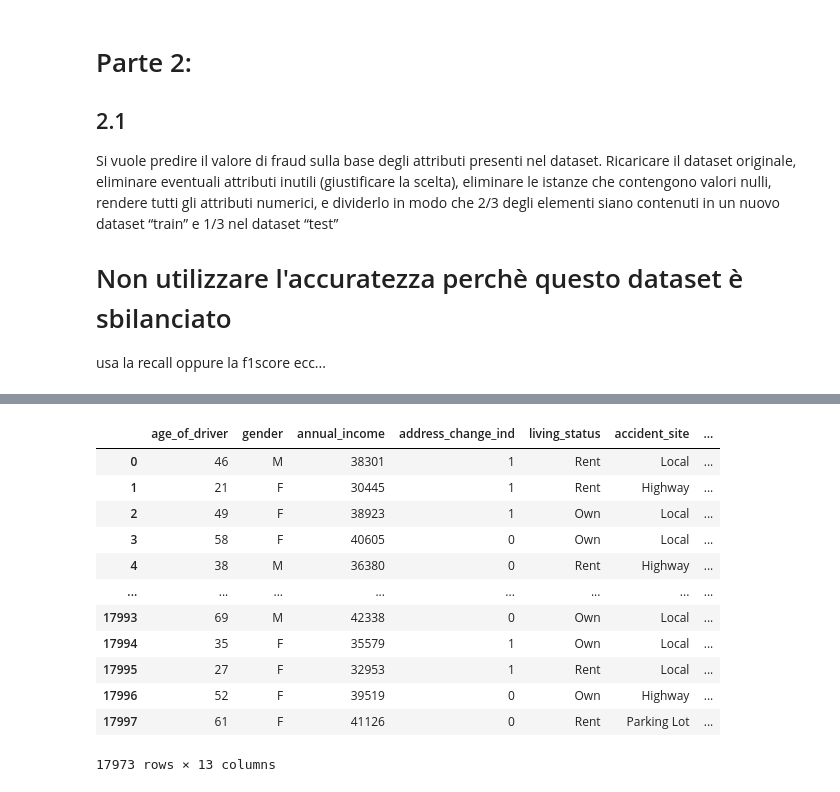
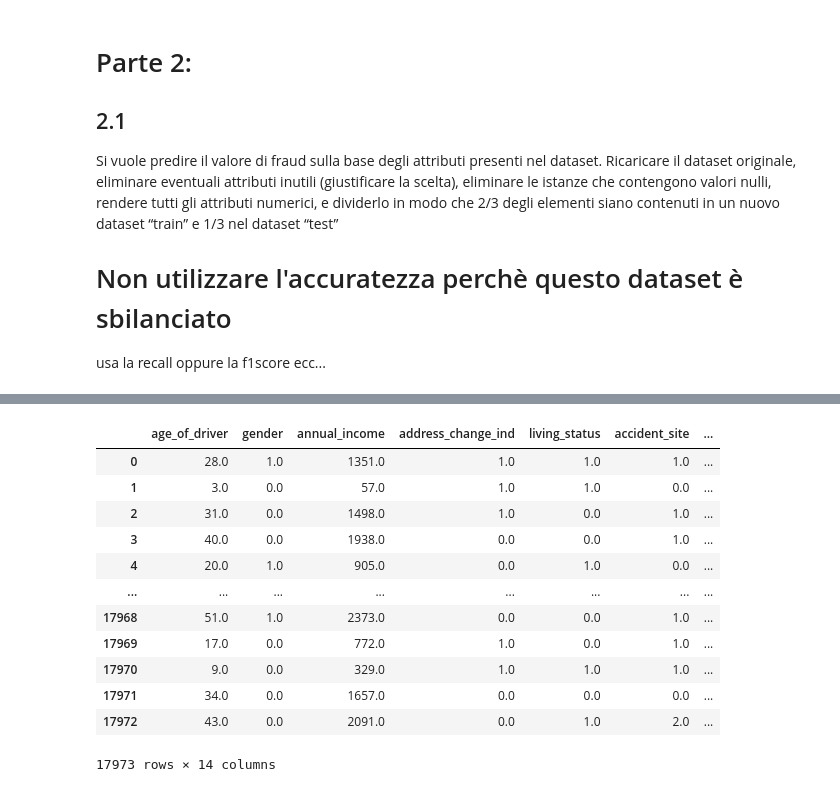
Before and after one commit to Rdm-Nico/BDTA, a Jupyter notebook: Esercitazioni/Esami/10_01_22.ipynb, the cells around one changed output, grey strips where cells are left out. Drawn from its saved outputs; the diff is of its cells as text; code cells hidden in the pictures.

```diff
--- a/Esercitazioni/Esami/10_01_22.ipynb
+++ b/Esercitazioni/Esami/10_01_22.ipynb
@@ -144,13 +130,13 @@ df
 # %%
 # eliminare gli attributi non utili per la ricerca della predizione della frode
-df = df.drop("vehicle_color",axis=1)
+new_df.drop("vehicle_color",axis=1,inplace=True)
 # perchè non è utile per la predizione conoscere il colore dell'auto
-df = df.drop("claim_day_of_week",axis=1)
+new_df.drop("claim_day_of_week",axis=1,inplace=True)
 # perchè non è utile sapere quando è avvenuto il reclamo per conoscere la predizione
-df = df.drop("marital_status",axis=1)
+new_df.drop("marital_status",axis=1,inplace=True)
 # non è utile conoscere lo stato matrimoniale per prevedere le frodi
-df = df.drop("claim_number",axis=1)
+new_df.drop("claim_number",axis=1,inplace=True)
 # non è utile conoscere il numero del reclamo per prevedere la frode
 # %%
-df = df.drop("high_education_ind",axis=1)
+new_df.drop("high_education_ind",axis=1,inplace=True)
 # non è utile conoscere l'educazione della vittima per la predizioni delle frodi
@@ -189,0 +159,3 @@ df
+# %%
+new_df.dropna(inplace=True)
+new_df
@@ -190,18 +176,26 @@ df
+# %%
+column_names = new_df.columns
+# %%
+from sklearn.preprocessing import OrdinalEncoder
+
+ordinal = OrdinalEncoder()
+new_df = ordinal.fit_transform(new_df)
+new_df = pd.DataFrame(new_df,columns=column_names)
+new_df
+# %% [output]
+|  | age_of_driver | gender | annual_income | address_change_ind | living_status | accident_site | ... |
+| 0 | 28.0 | 1.0 | 1351.0 | 1.0 | 1.0 | 1.0 | ... |
+| 1 | 3.0 | 0.0 | 57.0 | 1.0 | 1.0 | 0.0 | ... |
+| 2 | 31.0 | 0.0 | 1498.0 | 1.0 | 0.0 | 1.0 | ... |
+| 3 | 40.0 | 0.0 | 1938.0 | 0.0 | 0.0 | 1.0 | ... |
+| 4 | 20.0 | 1.0 | 905.0 | 0.0 | 1.0 | 0.0 | ... |
+| ... | ... | ... | ... | ... | ... | ... | ... |
+| 17968 | 51.0 | 1.0 | 2373.0 | 0.0 | 0.0 | 1.0 | ... |
+| 17969 | 17.0 | 0.0 | 772.0 | 1.0 | 0.0 | 1.0 | ... |
+| 17970 | 9.0 | 0.0 | 329.0 | 1.0 | 1.0 | 1.0 | ... |
+| 17971 | 34.0 | 0.0 | 1657.0 | 0.0 | 0.0 | 0.0 | ... |
+| 17972 | 43.0 | 0.0 | 2091.0 | 0.0 | 1.0 | 2.0 | ... |
+17973 rows × 14 columns
 # %%
-y = df["fraud"]
-df = df.drop("fraud",axis=1)
-df
+y = new_df["fraud"]
+new_df.drop("fraud",axis=1,inplace=True)
-# %% [output]
-|  | age_of_driver | gender | annual_income | address_change_ind | living_status | accident_site | ... |
-| 0 | 46 | M | 38301 | 1 | Rent | Local | ... |
-| 1 | 21 | F | 30445 | 1 | Rent | Highway | ... |
-| 2 | 49 | F | 38923 | 1 | Own | Local | ... |
-| 3 | 58 | F | 40605 | 0 | Own | Local | ... |
-| 4 | 38 | M | 36380 | 0 | Rent | Highway | ... |
-| ... | ... | ... | ... | ... | ... | ... | ... |
-| 17993 | 69 | M | 42338 | 0 | Own | Local | ... |
-| 17994 | 35 | F | 35579 | 1 | Own | Local | ... |
-| 17995 | 27 | F | 32953 | 1 | Rent | Local | ... |
-| 17996 | 52 | F | 39519 | 0 | Own | Highway | ... |
-| 17997 | 61 | F | 41126 | 0 | Rent | Parking Lot | ... |
-17973 rows × 13 columns
```
Also changed, not shown: parts of 22 cells of this notebook, 1 other file.
